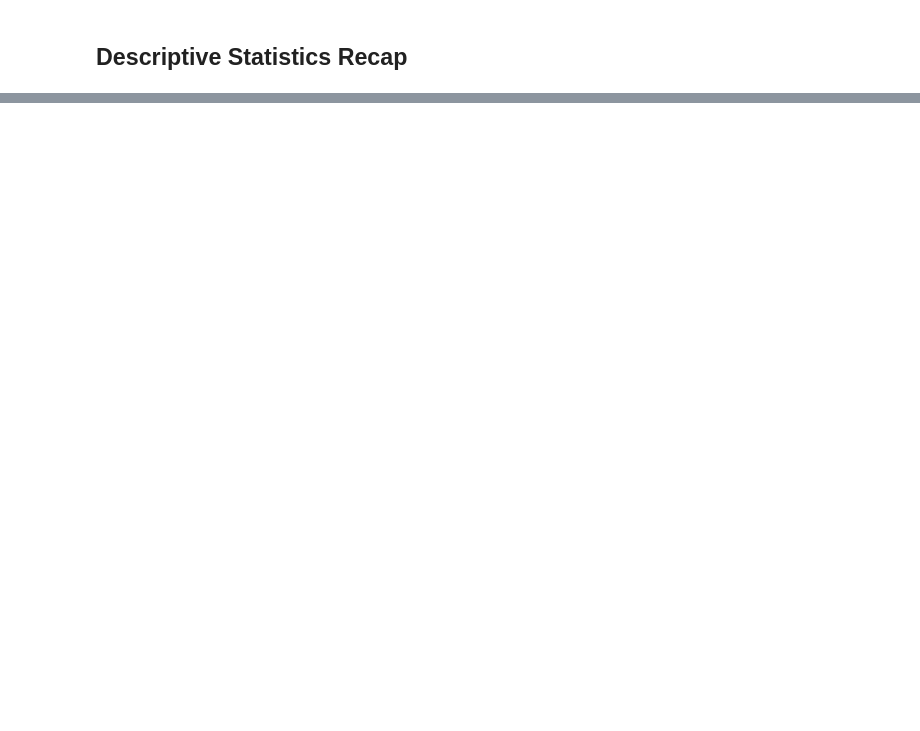
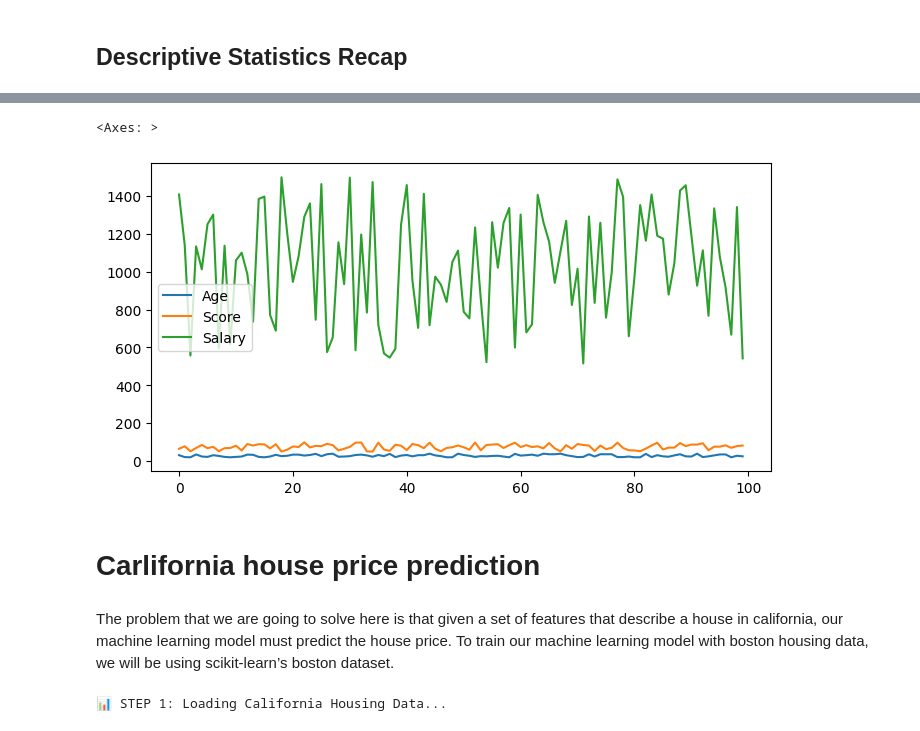
Before and after one commit to pollicy/Data-ladies-2025, a Jupyter notebook: Data_ladies_second_cohort_.ipynb, the cells around one changed output, grey strips where cells are left out. Drawn from its saved outputs; the diff is of its cells as text; code cells hidden in the pictures; blank space fills up the shorter version.

```diff
--- a/Data_ladies_second_cohort_.ipynb
+++ b/Data_ladies_second_cohort_.ipynb
@@ -262,0 +393,10 @@ print("Std Dev of Scores:", df["Score"].std())
+# %%
+df.plot(figsize=(8, 4))
+# %% [output]
+<Axes: >
+[figure, added]
+# %% [markdown]
+
+# Carlifornia house price prediction
+# %% [markdown]
+The problem that we are going to solve here is that given a set of features that describe a house in california, our machine learning model must predict the house price. To train our machine learning model with boston housing data, we will be using scikit-learn’s boston dataset.
@@ -262,0 +410,5 @@ print("Std Dev of Scores:", df["Score"].std())
+# %%
+print("📊 STEP 1: Loading California Housing Data...")
+california = datasets.fetch_california_housing()
+# %% [output]
+📊 STEP 1: Loading California Housing Data...
```
Also changed, not shown: parts of 24 cells of this notebook.
